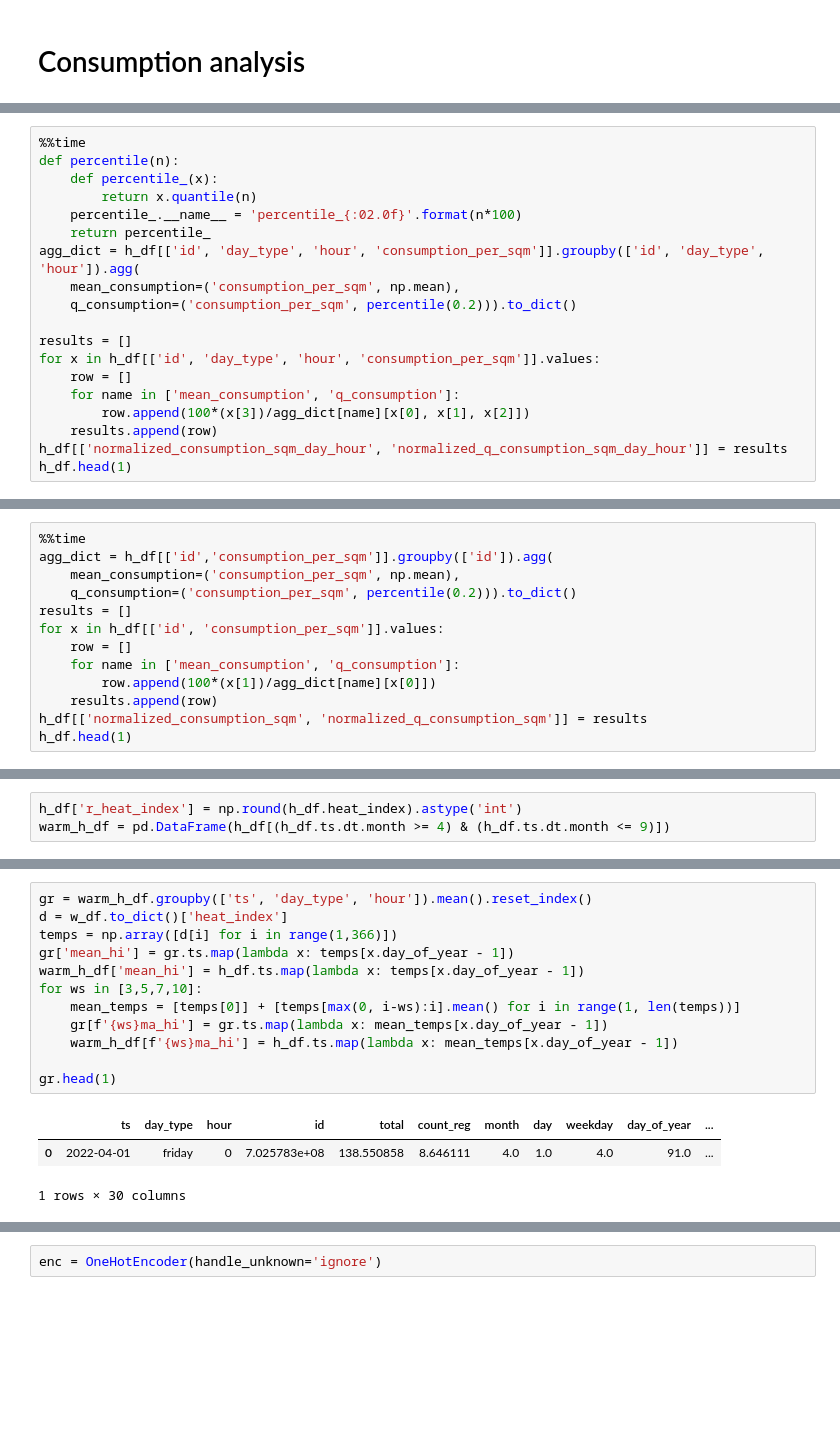
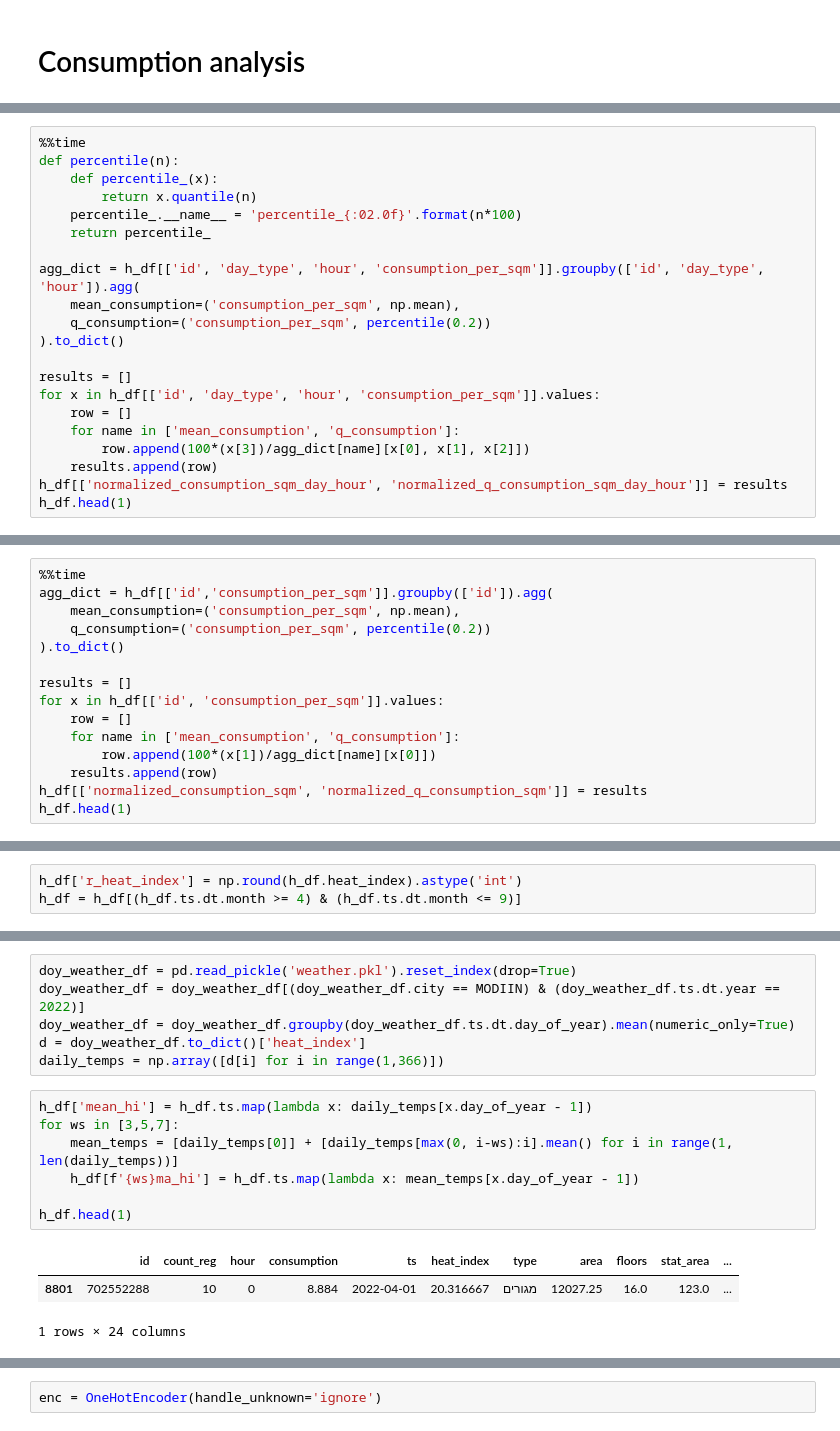
Before and after one commit to shtota/iec, a Jupyter notebook: analysis_modiin.ipynb, the cells around one changed output, grey strips where cells are left out. Drawn from its saved outputs; the diff is of its cells as text; blank space fills up the shorter version.

```diff
--- a/analysis_modiin.ipynb
+++ b/analysis_modiin.ipynb
@@ -258,9 +270,11 @@ def percentile(n):
         return x.quantile(n)
     percentile_.__name__ = 'percentile_{:02.0f}'.format(n*100)
     return percentile_
+
 agg_dict = h_df[['id', 'day_type', 'hour', 'consumption_per_sqm']].groupby(['id', 'day_type', 'hour']).agg(
     mean_consumption=('consumption_per_sqm', np.mean),
-    q_consumption=('consumption_per_sqm', percentile(0.2))).to_dict()
+    q_consumption=('consumption_per_sqm', percentile(0.2))
+).to_dict()
 
 results = []
 for x in h_df[['id', 'day_type', 'hour', 'consumption_per_sqm']].values:
@@ -280,7 +295,9 @@ Wall time: 1min 25s
 %%time
 agg_dict = h_df[['id','consumption_per_sqm']].groupby(['id']).agg(
     mean_consumption=('consumption_per_sqm', np.mean),
-    q_consumption=('consumption_per_sqm', percentile(0.2))).to_dict()
+    q_consumption=('consumption_per_sqm', percentile(0.2))
+).to_dict()
+
 results = []
 for x in h_df[['id', 'consumption_per_sqm']].values:
     row = []
@@ -298,4 +314,4 @@ Wall time: 33.1 s
 # %%
 h_df['r_heat_index'] = np.round(h_df.heat_index).astype('int')
-warm_h_df = pd.DataFrame(h_df[(h_df.ts.dt.month >= 4) & (h_df.ts.dt.month <= 9)])
+h_df = h_df[(h_df.ts.dt.month >= 4) & (h_df.ts.dt.month <= 9)]
 # %%
@@ -312,16 +327,17 @@ sns.heatmap(table, annot=np.round(table.values/100, 1), cmap='RdBu_r').set(title
+# %%
+doy_weather_df = pd.read_pickle('weather.pkl').reset_index(drop=True)
+doy_weather_df = doy_weather_df[(doy_weather_df.city == MODIIN) & (doy_weather_df.ts.dt.year == 2022)]
+doy_weather_df = doy_weather_df.groupby(doy_weather_df.ts.dt.day_of_year).mean(numeric_only=True)
+d = doy_weather_df.to_dict()['heat_index']
+daily_temps = np.array([d[i] for i in range(1,366)])
 # %%
-gr = warm_h_df.groupby(['ts', 'day_type', 'hour']).mean().reset_index()
-d = w_df.to_dict()['heat_index']
-temps = np.array([d[i] for i in range(1,366)])
-gr['mean_hi'] = gr.ts.map(lambda x: temps[x.day_of_year - 1])
-warm_h_df['mean_hi'] = h_df.ts.map(lambda x: temps[x.day_of_year - 1])
-for ws in [3,5,7,10]:
-    mean_temps = [temps[0]] + [temps[max(0, i-ws):i].mean() for i in range(1, len(temps))]
-    gr[f'{ws}ma_hi'] = gr.ts.map(lambda x: mean_temps[x.day_of_year - 1])
-    warm_h_df[f'{ws}ma_hi'] = h_df.ts.map(lambda x: mean_temps[x.day_of_year - 1])
+h_df['mean_hi'] = h_df.ts.map(lambda x: daily_temps[x.day_of_year - 1])
+for ws in [3,5,7]:
+    mean_temps = [daily_temps[0]] + [daily_temps[max(0, i-ws):i].mean() for i in range(1, len(daily_temps))]
+    h_df[f'{ws}ma_hi'] = h_df.ts.map(lambda x: mean_temps[x.day_of_year - 1])
 
-gr.head(1)
+h_df.head(1)
 # %% [output]
-|  | ts | day_type | hour | id | total | count_reg | month | day | weekday | day_of_year | ... |
-| 0 | 2022-04-01 | friday | 0 | 7.025783e+08 | 138.550858 | 8.646111 | 4.0 | 1.0 | 4.0 | 91.0 | ... |
+|  | id | count_reg | hour | consumption | ts | heat_index | type | area | floors | stat_area | ... |
+| 8801 | 702552288 | 10 | 0 | 8.884 | 2022-04-01 | 20.316667 | מגורים | 12027.25 | 16.0 | 123.0 | ... |
-1 rows × 30 columns
+1 rows × 24 columns
```
Also changed, not shown: parts of 63 cells of this notebook, 3 other files.
